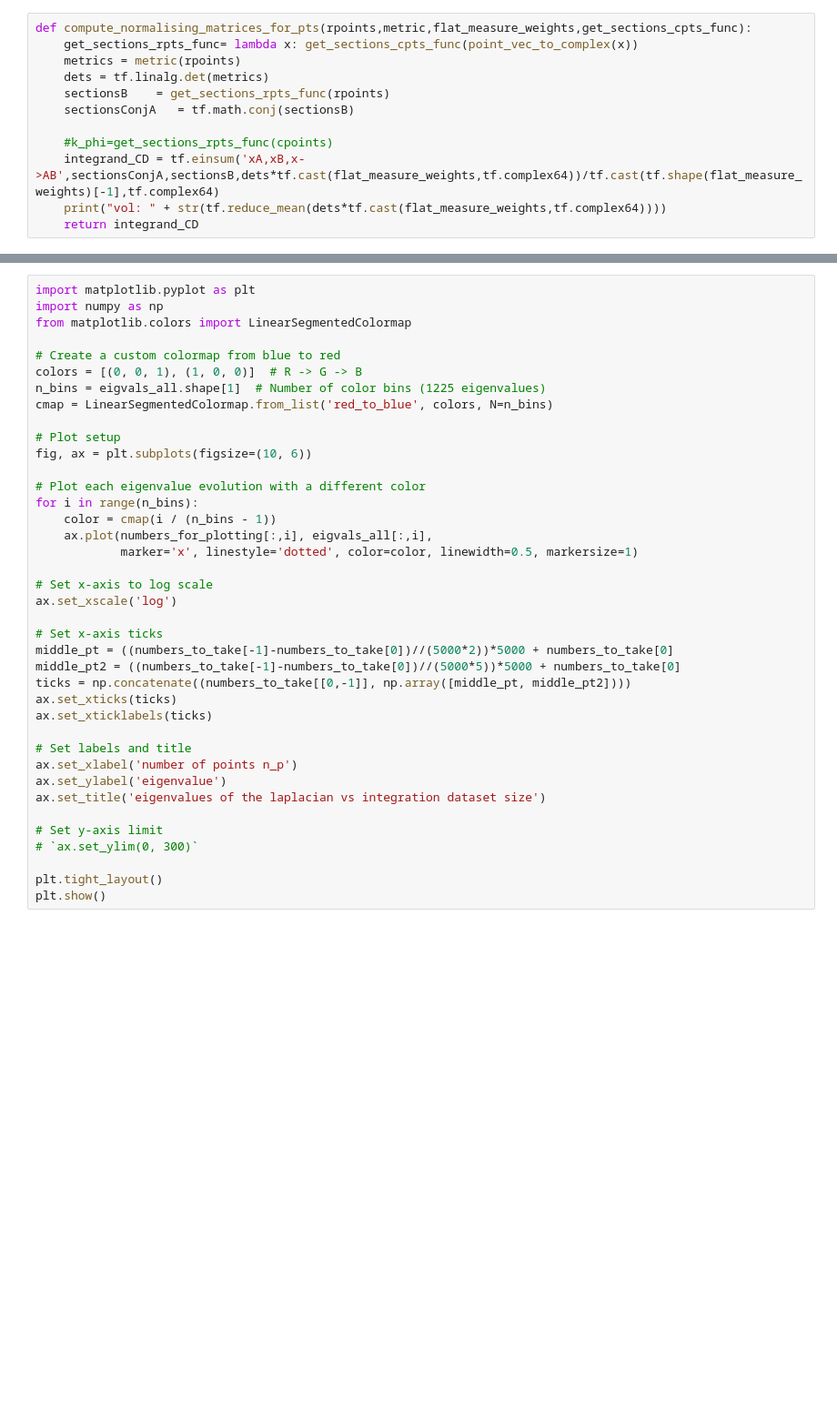
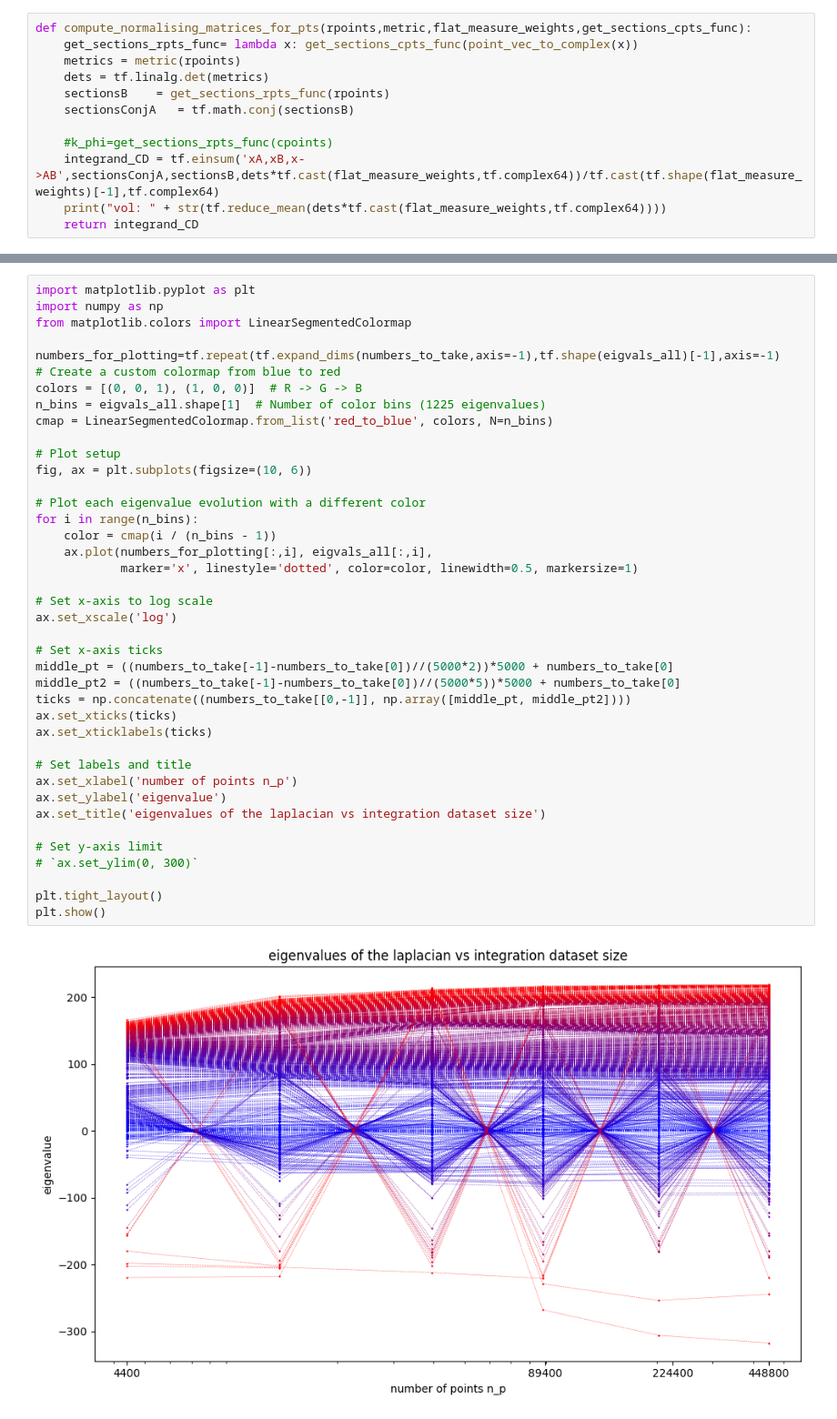
Before and after one commit to kitft/cymetricap, a Jupyter notebook: AlphaPrime/DevelopingLaplacian.ipynb, the cells around one changed output, grey strips where cells are left out. Shown at 91% size. Drawn from its saved outputs; the diff is of its cells as text; blank space fills up the shorter version.

```diff
--- a/AlphaPrime/DevelopingLaplacian.ipynb
+++ b/AlphaPrime/DevelopingLaplacian.ipynb
@@ -1005,6 +1211,7 @@ import matplotlib.pyplot as plt
 import numpy as np
 from matplotlib.colors import LinearSegmentedColormap
 
+numbers_for_plotting=tf.repeat(tf.expand_dims(numbers_to_take,axis=-1),tf.shape(eigvals_all)[-1],axis=-1)
 # Create a custom colormap from blue to red
 colors = [(0, 0, 1), (1, 0, 0)]  # R -> G -> B
 n_bins = eigvals_all.shape[1]  # Number of color bins (1225 eigenvalues)
@@ -1012,30 +1219,32 @@ cmap = LinearSegmentedColormap.from_list('red_to_blue', colors, N=n_bins)
 
 # Plot setup
 fig, ax = plt.subplots(figsize=(10, 6))
 
 # Plot each eigenvalue evolution with a different color
 for i in range(n_bins):
     color = cmap(i / (n_bins - 1))
     ax.plot(numbers_for_plotting[:,i], eigvals_all[:,i],
             marker='x', linestyle='dotted', color=color, linewidth=0.5, markersize=1)
 
 # Set x-axis to log scale
 ax.set_xscale('log')
 
 # Set x-axis ticks
 middle_pt = ((numbers_to_take[-1]-numbers_to_take[0])//(5000*2))*5000 + numbers_to_take[0]
 middle_pt2 = ((numbers_to_take[-1]-numbers_to_take[0])//(5000*5))*5000 + numbers_to_take[0]
 ticks = np.concatenate((numbers_to_take[[0,-1]], np.array([middle_pt, middle_pt2])))
 ax.set_xticks(ticks)
 ax.set_xticklabels(ticks)
 
 # Set labels and title
 ax.set_xlabel('number of points n_p')
 ax.set_ylabel('eigenvalue')
 ax.set_title('eigenvalues of the laplacian vs integration dataset size')
 
 # Set y-axis limit
 # `ax.set_ylim(0, 300)`
 
 plt.tight_layout()
 plt.show()
+# %% [output]
+[figure, added]
```
Also changed, not shown: parts of 37 cells of this notebook, 2 other files.
